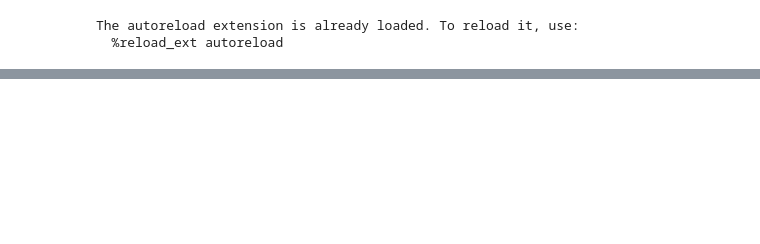
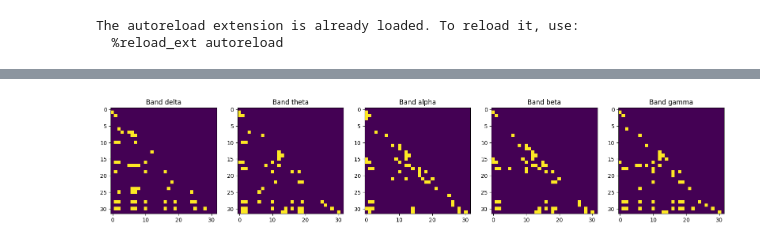
Before and after one commit to h1de0us/mer-eeg-analysis, a Jupyter notebook: connectivity/connectivity-deap.ipynb, the cells around one changed output, grey strips where cells are left out. Saved outputs shown, nothing was run; the diff lists cells and outputs as text; code cells hidden in the pictures; blank space fills up the shorter version.

```diff
--- a/connectivity/connectivity-deap.ipynb
+++ b/connectivity/connectivity-deap.ipynb
@@ -285,0 +61,7 @@ Overwriting src/parse_deap.py
+# %%
+from src.plot import plot_connectivity_maps, plot_graphs
+
+con_data = con_pli.get_data(output="dense")
+plot_connectivity_maps(con_data, n_connections=50)
+# %% [output]
+[figure, added]
```
Also changed, not shown: parts of 42 cells of this notebook, 4 other files.
